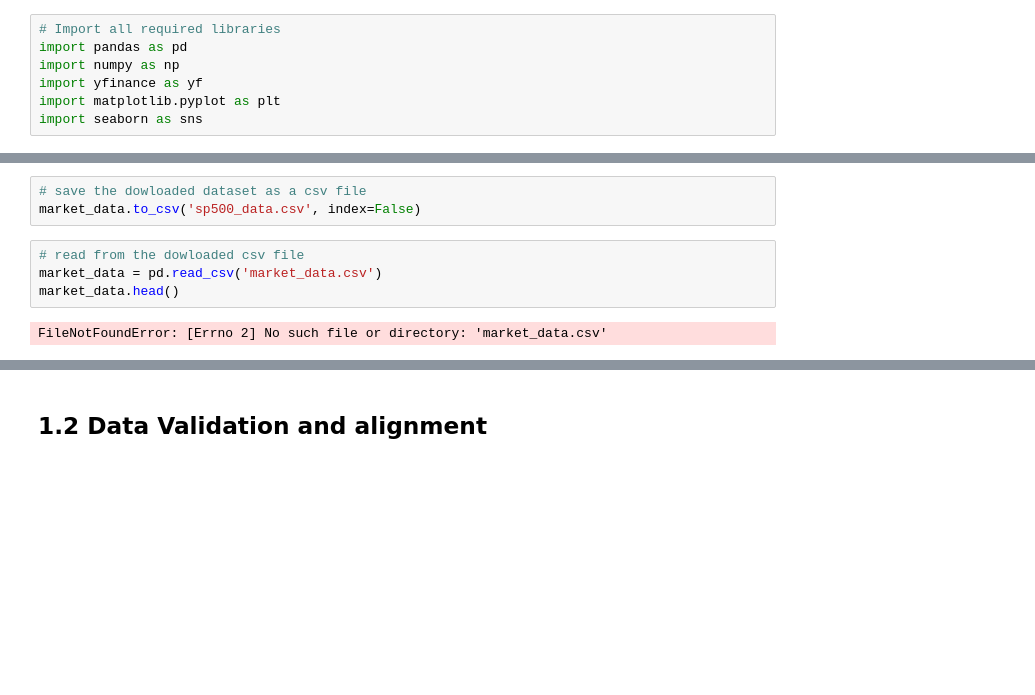
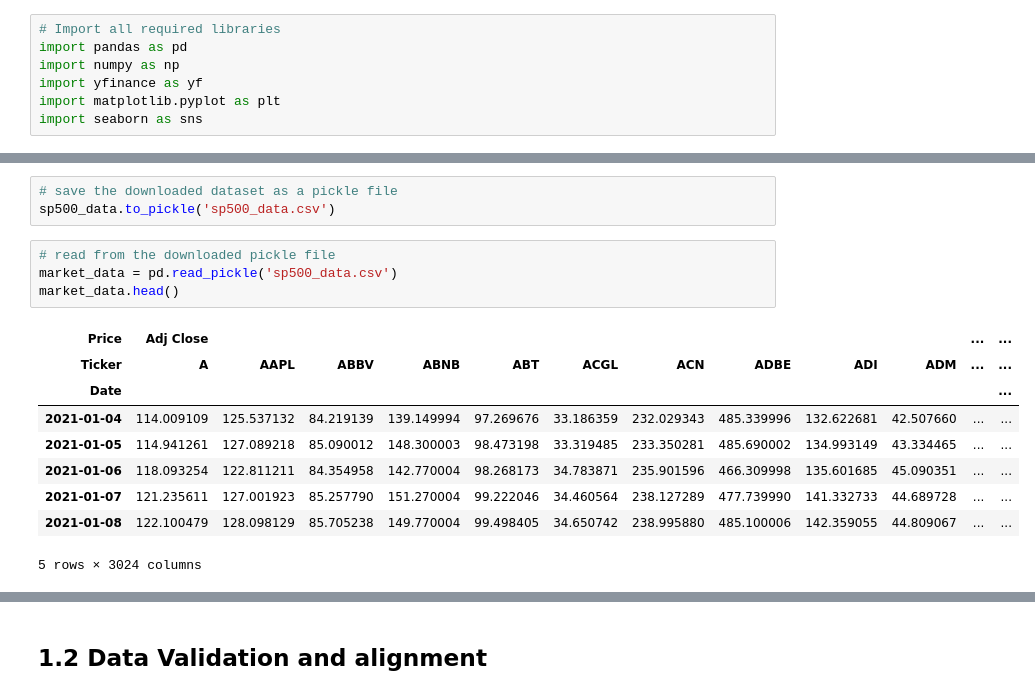
Before and after one commit to Govindu-Sathruwan/CRM-CM-CW1, a Jupyter notebook: CRM_&_CM_CW1.ipynb, the cells around one changed output, grey strips where cells are left out. Cells and saved outputs as stored; diff of their text form; blank space fills up the shorter version.

Commit message:
Corrected errors

```diff
--- a/CRM_&_CM_CW1.ipynb
+++ b/CRM_&_CM_CW1.ipynb
@@ -75,12 +75,20 @@ Data Retrieval Timestamp: 2026-11-17 17:22:10 UTC
 # %%
-# save the dowloaded dataset as a csv file
-market_data.to_csv('sp500_data.csv', index=False)
+# save the downloaded dataset as a pickle file
+sp500_data.to_pickle('sp500_data.csv')
 # %%
-# read from the dowloaded csv file
-market_data = pd.read_csv('market_data.csv')
+# read from the downloaded pickle file
+market_data = pd.read_pickle('sp500_data.csv')
 market_data.head()
 # %% [output]
+| Price | Adj Close |  |  |  |  |  |  |  |  |  | ... | ... |
+| Ticker | A | AAPL | ABBV | ABNB | ABT | ACGL | ACN | ADBE | ADI | ADM | ... | ... |
+| Date |  |  |  |  |  |  |  |  |  |  |  | ... |
+| 2021-01-04 | 114.009109 | 125.537132 | 84.219139 | 139.149994 | 97.269676 | 33.186359 | 232.029343 | 485.339996 | 132.622681 | 42.507660 | ... | ... |
+| 2021-01-05 | 114.941261 | 127.089218 | 85.090012 | 148.300003 | 98.473198 | 33.319485 | 233.350281 | 485.690002 | 134.993149 | 43.334465 | ... | ... |
+| 2021-01-06 | 118.093254 | 122.811211 | 84.354958 | 142.770004 | 98.268173 | 34.783871 | 235.901596 | 466.309998 | 135.601685 | 45.090351 | ... | ... |
+| 2021-01-07 | 121.235611 | 127.001923 | 85.257790 | 151.270004 | 99.222046 | 34.460564 | 238.127289 | 477.739990 | 141.332733 | 44.689728 | ... | ... |
+| 2021-01-08 | 122.100479 | 128.098129 | 85.705238 | 149.770004 | 99.498405 | 34.650742 | 238.995880 | 485.100006 | 142.359055 | 44.809067 | ... | ... |
-FileNotFoundError: [Errno 2] No such file or directory: 'market_data.csv'
+5 rows × 3024 columns
 # %%
 # Transpose DataFrame: rows = tickers, columns = dates
 market_data_1 = market_data.T
```
Also changed, not shown: parts of 3 cells of this notebook.
